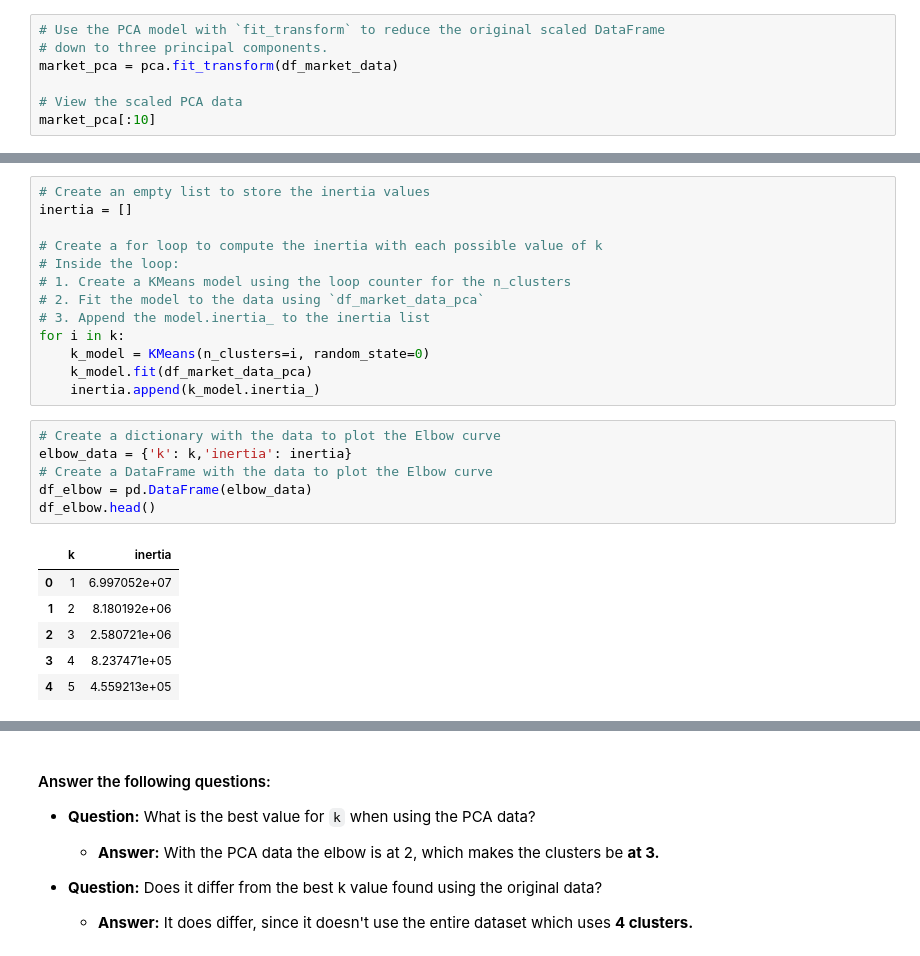
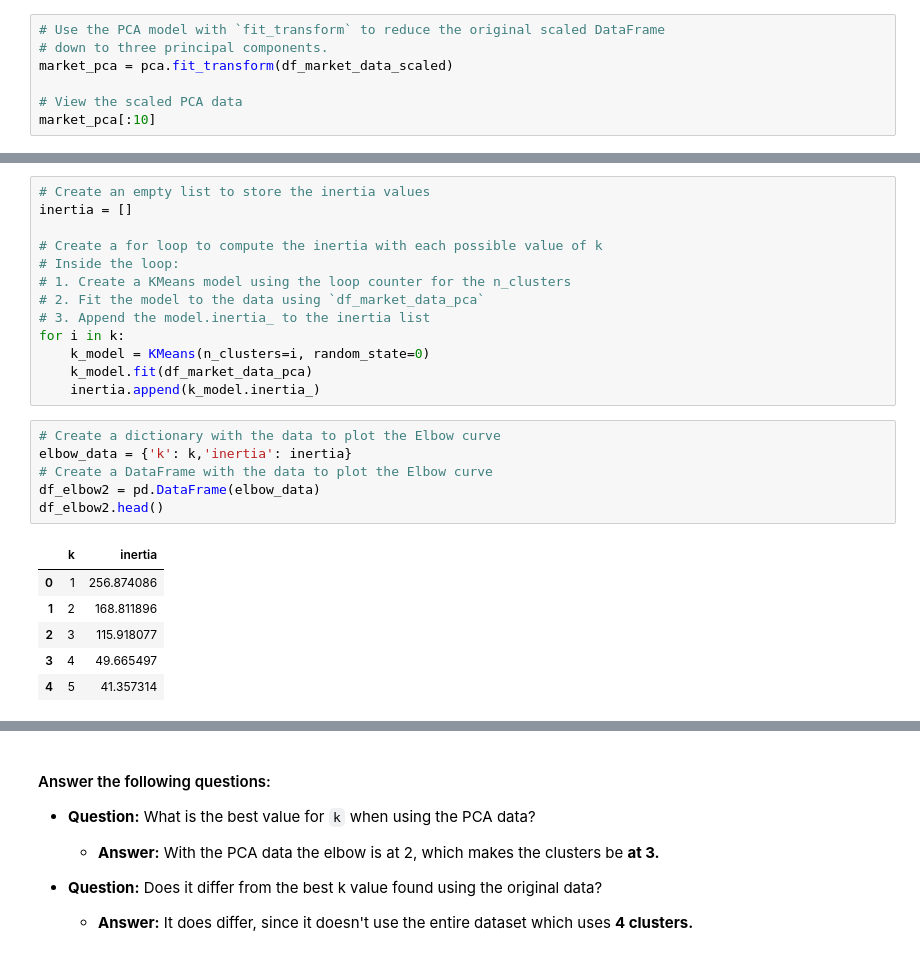
Before and after one commit to mctrashmoney/CryptoClustering, a Jupyter notebook: CryptoClusteringSD/Crypto_Clustering.ipynb, the cells around one changed output, grey strips where cells are left out. Drawn from its saved outputs; the diff is of its cells as text.

```diff
--- a/CryptoClusteringSD/Crypto_Clustering.ipynb
+++ b/CryptoClusteringSD/Crypto_Clustering.ipynb
@@ -238,7 +240,7 @@ pca = PCA(n_components=3)
 # %%
 # Use the PCA model with `fit_transform` to reduce the original scaled DataFrame
 # down to three principal components.
-market_pca = pca.fit_transform(df_market_data)
+market_pca = pca.fit_transform(df_market_data_scaled)
 
 # View the scaled PCA data
 market_pca[:10]
@@ -314,16 +315,16 @@ for i in k:
 # %%
 # Create a dictionary with the data to plot the Elbow curve
 elbow_data = {'k': k,'inertia': inertia}
 # Create a DataFrame with the data to plot the Elbow curve
-df_elbow = pd.DataFrame(elbow_data)
-df_elbow.head()
+df_elbow2 = pd.DataFrame(elbow_data)
+df_elbow2.head()
 # %% [output]
 |  | k | inertia |
-| 0 | 1 | 6.997052e+07 |
-| 1 | 2 | 8.180192e+06 |
-| 2 | 3 | 2.580721e+06 |
-| 3 | 4 | 8.237471e+05 |
-| 4 | 5 | 4.559213e+05 |
+| 0 | 1 | 256.874086 |
+| 1 | 2 | 168.811896 |
+| 2 | 3 | 115.918077 |
+| 3 | 4 | 49.665497 |
+| 4 | 5 | 41.357314 |
 # %%
 # Plot a line chart with all the inertia values computed with
 # the different values of k to visually identify the optimal value for k.
```
Also changed, not shown: parts of 15 cells of this notebook.
